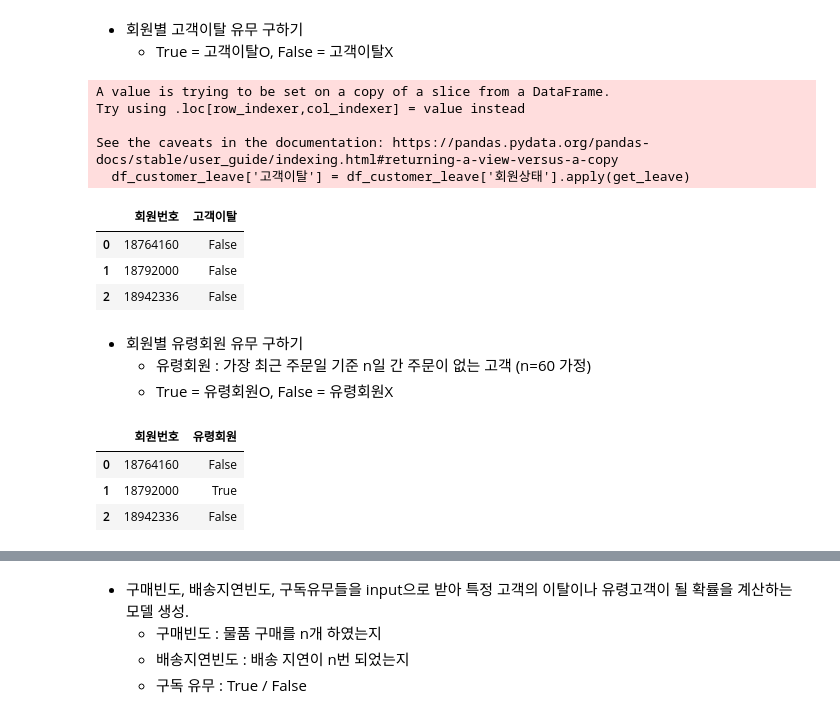
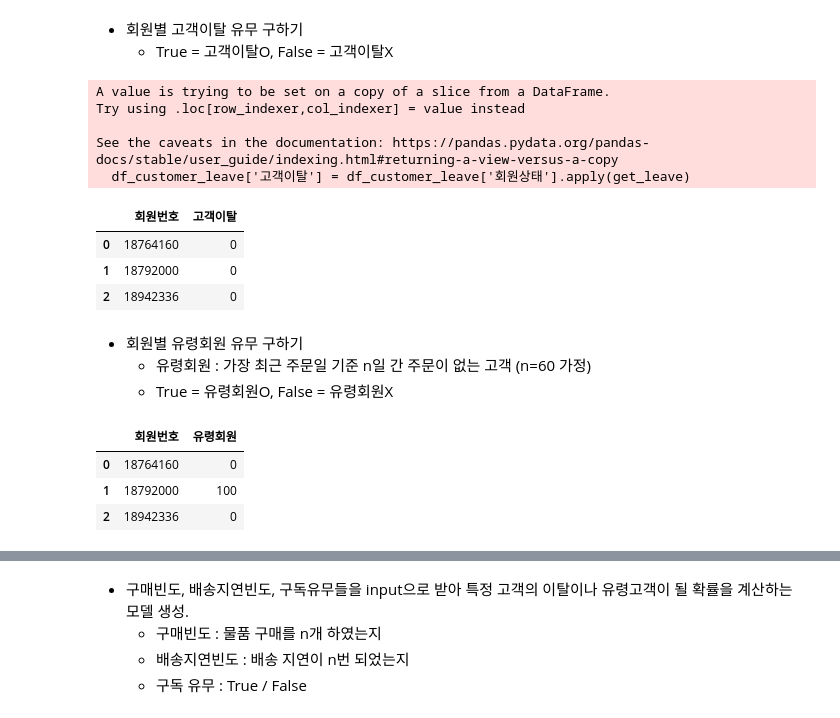
Before and after one commit to dldbwns23/DSA17_project, a Jupyter notebook: Project4-5.ipynb, the cells around one changed output, grey strips where cells are left out. Saved outputs shown, nothing was run; the diff lists cells and outputs as text; code cells hidden in the pictures.

```diff
--- a/Project4-5.ipynb
+++ b/Project4-5.ipynb
@@ -280,24 +311,24 @@ See the caveats in the documentation: https://pandas.pydata.org/pandas-docs/stab
 # %%
 def get_leave(x) :
     if x != '정상회원' :
-        return 'True'
+        return 1 #'True'
     else :
-        return 'False'
+        return 0 #'False'
 
 df_customer_leave = df_member[['회원번호', '회원상태']]
 df_customer_leave['고객이탈'] = df_customer_leave['회원상태'].apply(get_leave)
 df_customer_leave = df_customer_leave[['회원번호', '고객이탈']]
 df_customer_leave.head(3)
 # %% [output]
 A value is trying to be set on a copy of a slice from a DataFrame.
 Try using .loc[row_indexer,col_indexer] = value instead
 
 See the caveats in the documentation: https://pandas.pydata.org/pandas-docs/stable/user_guide/indexing.html#returning-a-view-versus-a-copy
   df_customer_leave['고객이탈'] = df_customer_leave['회원상태'].apply(get_leave)
 |  | 회원번호 | 고객이탈 |
-| 0 | 18764160 | False |
-| 1 | 18792000 | False |
-| 2 | 18942336 | False |
+| 0 | 18764160 | 0 |
+| 1 | 18792000 | 0 |
+| 2 | 18942336 | 0 |
 # %% [markdown]
 - 회원별 유령회원 유무 구하기
     - 유령회원 : 가장 최근 주문일 기준 n일 간 주문이 없는 고객 (n=60 가정)
@@ -305,9 +336,9 @@ See the caveats in the documentation: https://pandas.pydata.org/pandas-docs/stab
 # %%
 def get_ghost(x) :
     if x >= 60 :
-        return 'True'
+        return 100 #'True'
     else :
-        return 'False'
+        return 0 #'False'
 
 df_sales['주문일시_dt'] = pd.to_datetime(df_sales['주문일시'])
 last_order_dt = df_sales['주문일시_dt'].max()
@@ -319,9 +350,9 @@ df_customer_last_order = df_customer_last_order[['회원번호', '유령회원']
 df_customer_last_order.head(3)
 # %% [output]
 |  | 회원번호 | 유령회원 |
-| 0 | 18764160 | False |
-| 1 | 18792000 | True |
-| 2 | 18942336 | False |
+| 0 | 18764160 | 0 |
+| 1 | 18792000 | 100 |
+| 2 | 18942336 | 0 |
 # %%
 df_merged_member = df_sales_frequency.merge(df_delivery_late_frequency, on='회원번호', how='inner')
 df_merged_member = df_merged_member.merge(df_subscription, on='회원번호', how='inner')
```
Also changed, not shown: parts of 11 cells of this notebook.
